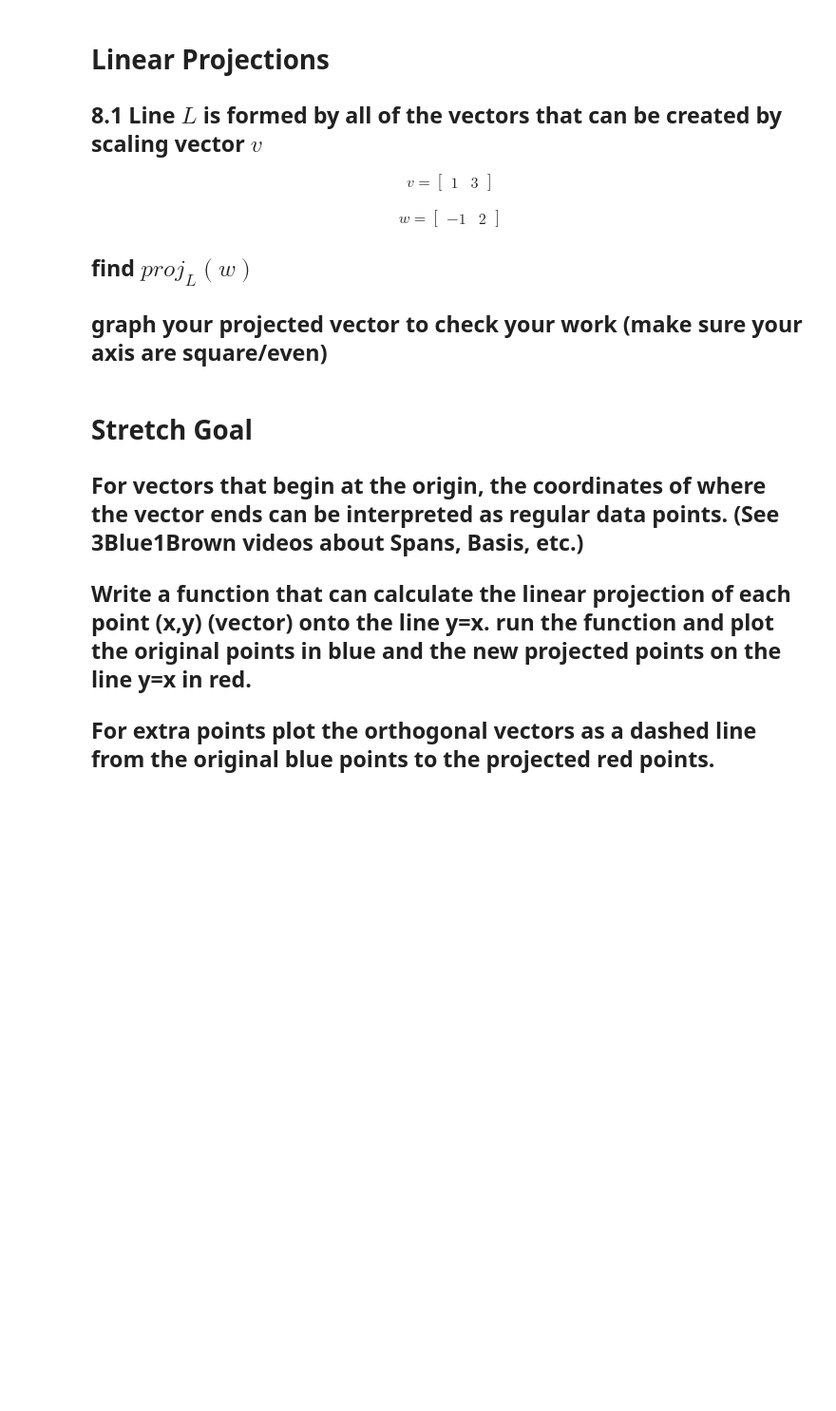
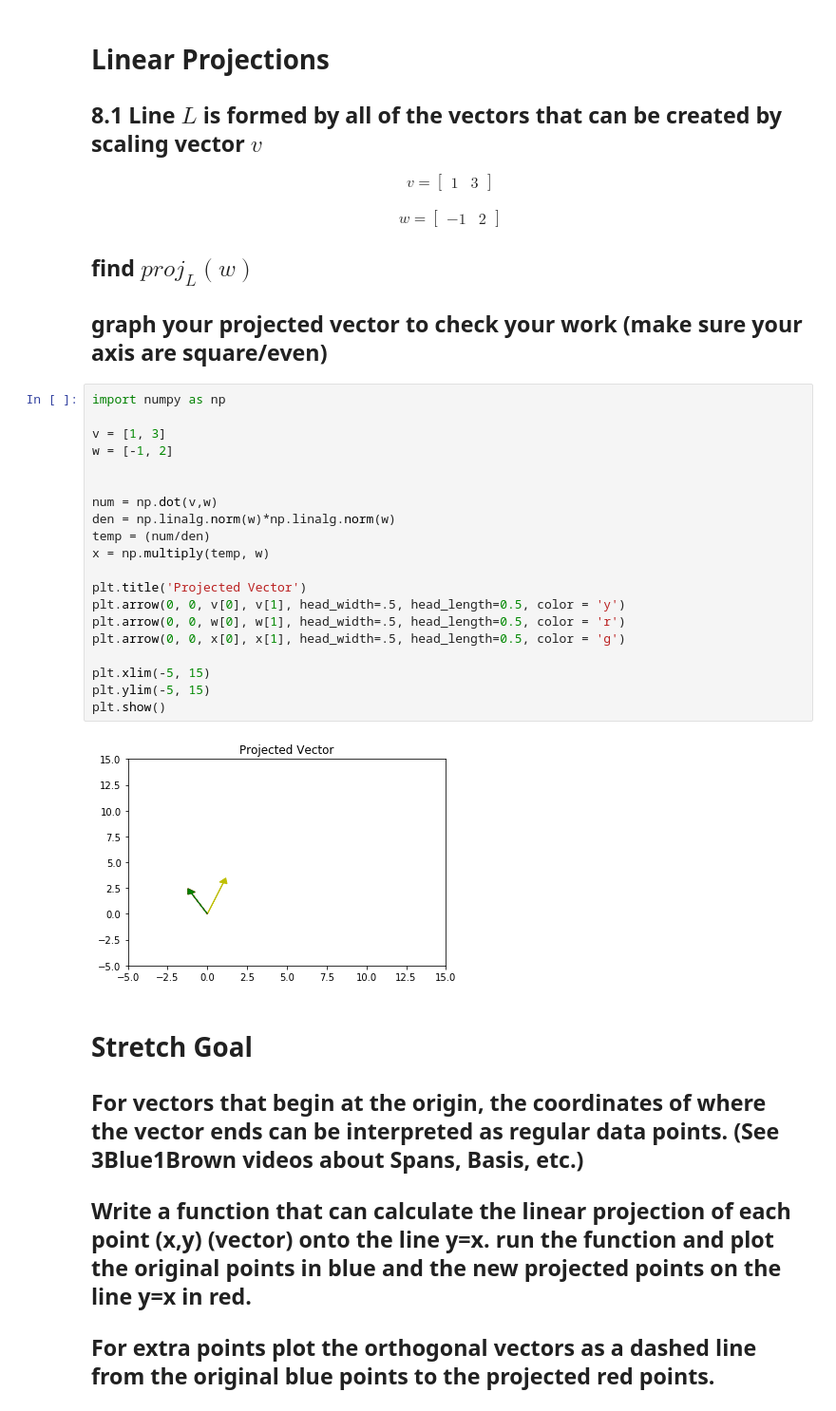
Before and after one commit to nikibhatt/DS-Unit-1-Sprint-3-Linear-Algebra, a Jupyter notebook: module2-intermediate-linear-algebra/NB_LS_DS_132_Intermediate_Linear_Algebra_Assignment.ipynb, the cells around one changed output. Shown: that part at 95% size. Saved outputs shown, nothing was run; the diff lists cells and outputs as text; blank space fills up the shorter version.

```diff
--- a/module2-intermediate-linear-algebra/NB_LS_DS_132_Intermediate_Linear_Algebra_Assignment.ipynb
+++ b/module2-intermediate-linear-algebra/NB_LS_DS_132_Intermediate_Linear_Algebra_Assignment.ipynb
@@ -319,6 +351,28 @@ w = \begin{bmatrix} -1 & 2 \end{bmatrix}
 ## find $proj_{L}(w)$
 
 ## graph your projected vector to check your work (make sure your axis are square/even)
+# %%
+import numpy as np
+
+v = [1, 3]
+w = [-1, 2]
+
+
+num = np.dot(v,w)
+den = np.linalg.norm(w)*np.linalg.norm(w)
+temp = (num/den)
+x = np.multiply(temp, w)
+
+plt.title('Projected Vector')
+plt.arrow(0, 0, v[0], v[1], head_width=.5, head_length=0.5, color = 'y')
+plt.arrow(0, 0, w[0], w[1], head_width=.5, head_length=0.5, color = 'r')
+plt.arrow(0, 0, x[0], x[1], head_width=.5, head_length=0.5, color = 'g')
+
+plt.xlim(-5, 15)
+plt.ylim(-5, 15)
+plt.show()
+# %% [output]
+[figure, added]
 # %% [markdown]
 # Stretch Goal
 
```
Also changed, not shown: parts of 6 cells of this notebook.
